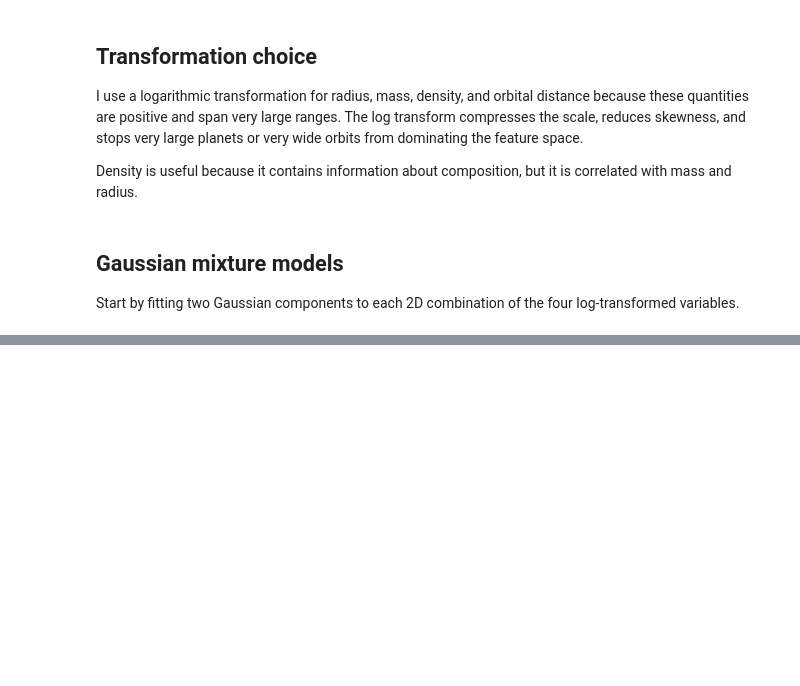
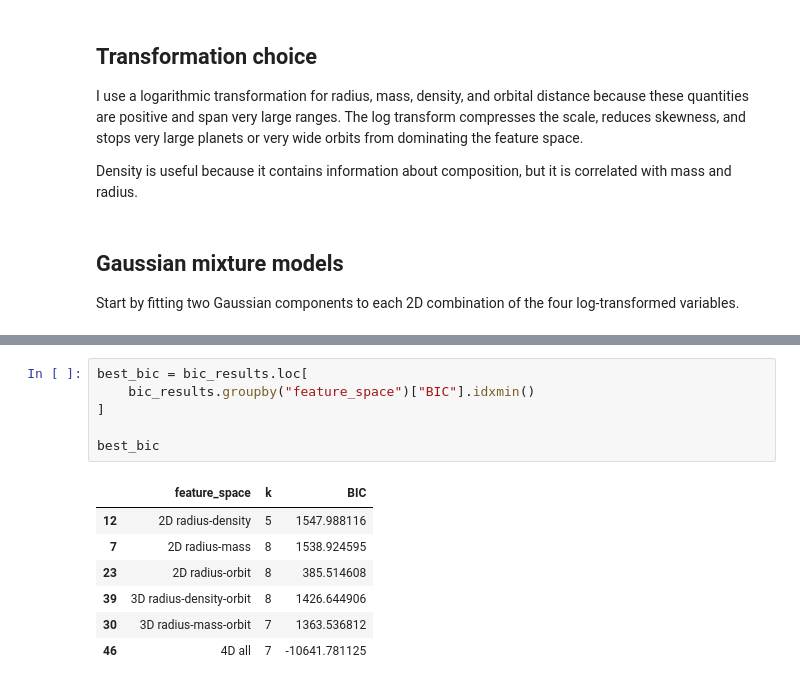
Before and after one commit to TarikOzpamuk/Astro_exercises, a Jupyter notebook: exercise6.ipynb, the cells around one changed output, grey strips where cells are left out. Saved outputs shown, nothing was run; the diff lists cells and outputs as text; blank space fills up the shorter version.

```diff
--- a/exercise6.ipynb
+++ b/exercise6.ipynb
@@ -128,0 +153,14 @@ plt.show()
+# %%
+best_bic = bic_results.loc[
+    bic_results.groupby("feature_space")["BIC"].idxmin()
+]
+
+best_bic
+# %% [output]
+|  | feature_space | k | BIC |
+| 12 | 2D radius-density | 5 | 1547.988116 |
+| 7 | 2D radius-mass | 8 | 1538.924595 |
+| 23 | 2D radius-orbit | 8 | 385.514608 |
+| 39 | 3D radius-density-orbit | 8 | 1426.644906 |
+| 30 | 3D radius-mass-orbit | 7 | 1363.536812 |
+| 46 | 4D all | 7 | -10641.781125 |
```
Also changed, not shown: parts of 5 cells of this notebook.
